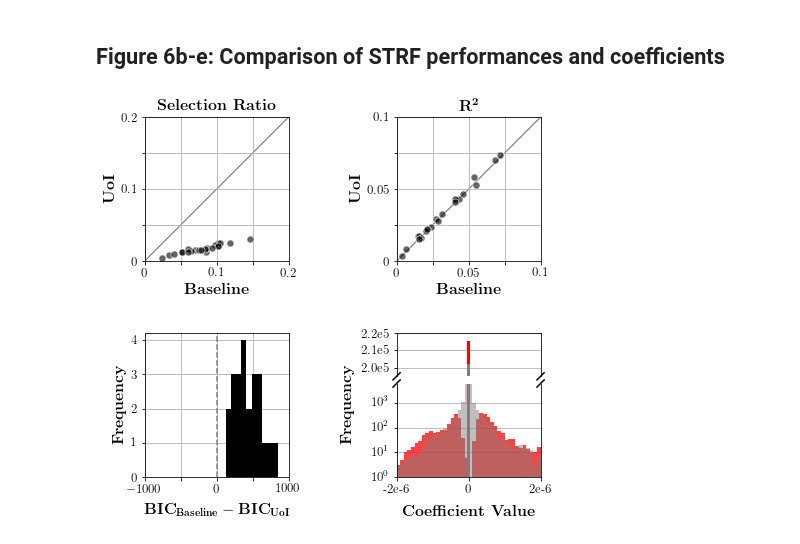
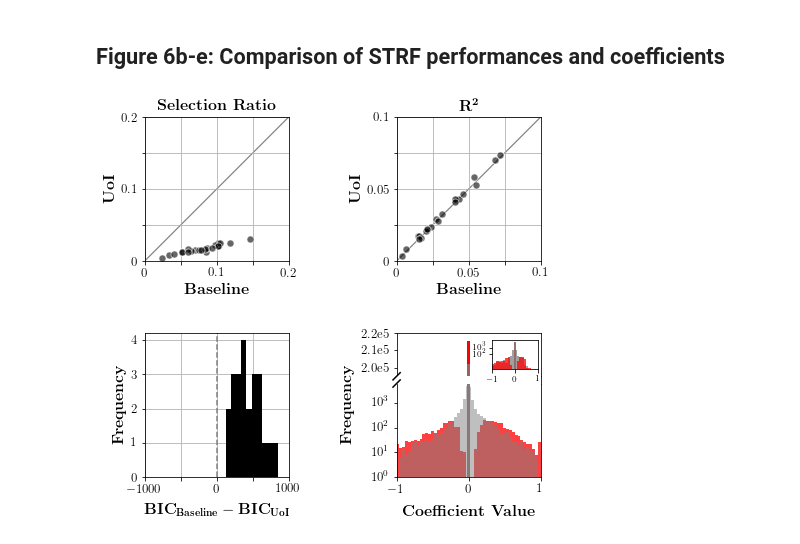
Before and after one commit to BouchardLab/neuroinference, a Jupyter notebook: figures/figure6/figure6_retina.ipynb, the cells around one changed output. Saved outputs shown, nothing was run; the diff lists cells and outputs as text; code cells hidden in the pictures.

```diff
--- a/figures/figure6/figure6_retina.ipynb
+++ b/figures/figure6/figure6_retina.ipynb
@@ -13,9 +13,12 @@ from sklearn.gaussian_process.kernels import RBF, WhiteKernel
 %matplotlib inline
 # %%
 data_path = os.path.join(os.environ['HOME'], 'fits/uoineuro/tuning/ret1')
+# %%
+example_retina = '20080628_R4'
+example_recording = 'cell2_recording0'
 # %% [markdown]
 ## Figure 6a: Example fitted STRFs from retina
 # %%
 # read in example retinal STRF
-ret1_path = os.path.join(data_path, '20080628_R4.h5')
+ret1_path = os.path.join(data_path, example_retina + '.h5')
 results = h5py.File(ret1_path, 'r')
@@ -26,3 +25,6 @@ cell_recording = results['cell' + str(cell) + '_recording' + str(recording)]
+# %%
+# get h5 dataset for example recording
+cell_recording = results[example_recording]
 # %%
 fig, axes = plt.subplots(1, 2, figsize=(6, 4.5))
 
@@ -131,11 +133,18 @@ for retina, recordings in retinas.items():
     for cell_recording in recordings:
         # calculate selection ratios
         baseline_strf = results[cell_recording]['lasso/strfs'][:]
-        baseline_coefs.append(baseline_strf.ravel())
         baseline_srs.append(np.count_nonzero(baseline_strf) / baseline_strf.size)
         uoi_strf = results[cell_recording]['uoi_lasso_bic/strfs'][:]
-        uoi_coefs.append(uoi_strf.ravel())
         uoi_srs.append(np.count_nonzero(uoi_strf) / uoi_strf.size)
+
+        # coefficients normalized to maximum
+        max_coef = np.max([np.abs(baseline_strf.ravel()), np.abs(uoi_strf.ravel())])
+        baseline_coefs.append(baseline_strf.ravel() / max_coef)
+        uoi_coefs.append(uoi_strf.ravel() / max_coef)
+        # get inset coefs
+        if retina == example_retina and cell_recording == example_recording:
+            inset_baseline_coef = baseline_coefs[-1]
+            inset_uoi_coef = uoi_coefs[-1]
 
         # extract predictive performance
         baseline_r2s.append(results[cell_recording]['lasso/r2s_test'][:].max())
@@ -226,7 +235,7 @@ bics.set_xticklabels(['$-1000$', '', 0, '', '$1000$'])
 bics.axvline(0, color='gray', linestyle='--')
 
 # plot coefficient distribution
-bins = np.linspace(-2e-6, 2e-6, 41)
+bins = np.linspace(-1, 1, 51)
 coefs_lower.hist(uoi_coefs[uoi_coefs != 0],
                  bins=bins,
                  alpha=0.75,
@@ -237,17 +246,15 @@ coefs_lower.hist(baseline_coefs[baseline_coefs != 0],
                  color='gray')
 coefs_lower.bar(x=0,
                 height=6000,
-                width=1e-7,
+                width=0.05,
                 color='red')
 coefs_lower.bar(x=0,
                 height=6000,
-                width=1e-7,
+                width=0.05,
                 alpha=0.95,
                 color='gray')
-coefs_lower.set_yscale('log')
-coefs_lower.set_xlim([-2e-6, 2e-6])
-coefs_lower.set_xticks([-2e-6, 0, 2e-6])
-coefs_lower.set_xticklabels(['-2e-6', '0', '2e-6'])
+coefs_lower.set_yscale('log', nonposy='clip')
+coefs_lower.set_xlim([-1, 1])
 coefs_lower.set_yscale('log')
 coefs_lower.set_ylim([1, 6000])
 coefs_lower.set_yticks([1, 10, 100, 1000])
@@ -259,12 +266,12 @@ n_zero_baseline = baseline_coefs[baseline_coefs == 0].size
 n_zero_uoi = uoi_coefs[uoi_coefs == 0].size
 coefs_upper.bar(x=0,
         height=(n_zero_uoi - lower_y) / (upper_y - lower_y),
-        width=1e-7,
+        width=0.05,
         color='red')
 coefs_upper.bar(x=0,
         height=(n_zero_baseline - lower_y) / (upper_y - lower_y),
-        width=1e-7,
-        alpha=0.95,
+        width=0.05,
+        alpha=0.75,
         color='gray')
 coefs_upper.set_xlim(coefs_lower.get_xlim())
 coefs_upper.set_xticks([])
@@ -284,46 +291,79 @@ in_between.set_ylim([0, 1])
 # handle aspect ratio to make lines diagonal
 ratio = subplotsize / gap_spacing
 in_between.plot((-d / ratio, d / ratio), (-d, d), **kwargs)        # top-left diagonal
-in_between.plot((1 - d / ratio, 1 + d / ratio), (-d, +d), **kwargs)  # top-right diagonal
 in_between.plot((-d / ratio, d / ratio), (1 - d, 1 + d), **kwargs)  # bottom-left diagonal
-in_between.plot((1 - d / ratio, 1 + d / ratio), (1 - d, 1 + d), **kwargs)  # bottom-right diagonal
-in_between.axis('off')
+in_between.spines['top'].set_visible(False)
+in_between.spines['left'].set_visible(False)
+in_between.spines['bottom'].set_visible(False)
+in_between.spines['right'].set_visible(True)
+in_between.set_xticks([])
+in_between.set_yticks([])
+
+# add inset to coefficient plot
+inset_size = subplotsize / 5
+inset_bins = np.linspace(-1, 1, 21)
+inset = fig.add_axes([(1.66 * subplotsize + h_spacing) / figsize, 0.75 * subplotsize / figsize,
+                      1.6 * inset_size / figsize, inset_size / figsize])
+inset.hist(inset_baseline_coef[inset_baseline_coef != 0],
+           bins=inset_bins,
+           alpha=0.75,
+           color='gray')
+inset.hist(inset_uoi_coef[inset_uoi_coef != 0],
+           bins=inset_bins,
+           alpha=0.75,
+           color='red')
+inset.bar(x=0,
+          height=inset_uoi_coef[inset_uoi_coef == 0].size,
+          width=0.1,
+          alpha=0.80,
+          color='red')
+inset.bar(x=0,
+          height=inset_baseline_coef[inset_baseline_coef == 0].size,
+          width=0.1,
+          alpha=0.80,
+          color='gray')
+inset.set_yscale('log', nonposy='clip')
+inset.set_xlim([-1, 1])
+inset.set_yticks([100, 1000])
+inset.tick_params(labelsize=9)
 
 # stylize plots
-for ax in [srs, pp, bics, coefs_lower, coefs_upper]:
+for ax in [srs, pp, bics]:
     ax.grid('on')
     ax.set_axisbelow(True)
+
+for ax in [srs, pp, bics, coefs_lower, coefs_upper]:
     ax.tick_params(labelsize=13)
 
 # labels
 srs.set_xlabel(r'\textbf{Baseline}', fontsize=16)
 srs.set_ylabel(r'\textbf{UoI}', fontsize=16)
 pp.set_xlabel(r'\textbf{Baseline}', fontsize=16)
 pp.set_ylabel(r'\textbf{UoI}', fontsize=16)
 bics.set_xlabel(
     r'$\textbf{BIC}_{\normalsize\textbf{Baseline}} - \textbf{BIC}_{\normalsize\textbf{UoI}}$',
     fontsize=16,
     labelpad=10)
 bics.set_ylabel(
     r'\textbf{Frequency}',
     fontsize=16)
 coefs_lower.set_xlabel(
     r'\textbf{Coefficient Value}',
     labelpad=10,
     fontsize=16)
 fig.text(
     x=(subplotsize + 0.55 * h_spacing) / figsize,
     y=0.5 * subplotsize / figsize,
     s=r'\textbf{Frequency}',
     horizontalalignment='center',
     verticalalignment='center',
     rotation=90,
     fontsize=16)
 
 # titles
 srs.set_title(r'\textbf{Selection Ratio}', fontsize=16)
 pp.set_title(r'$\mathbf{R^2}$', fontsize=16)
 
 plt.savefig('ret1_tuning_metrics.pdf', bbox_inches='tight')
 # %% [output]
-[figure, old version]
+[figure, new version]
```
Also changed, not shown: parts of 1 cell of this notebook, 2 other files.
